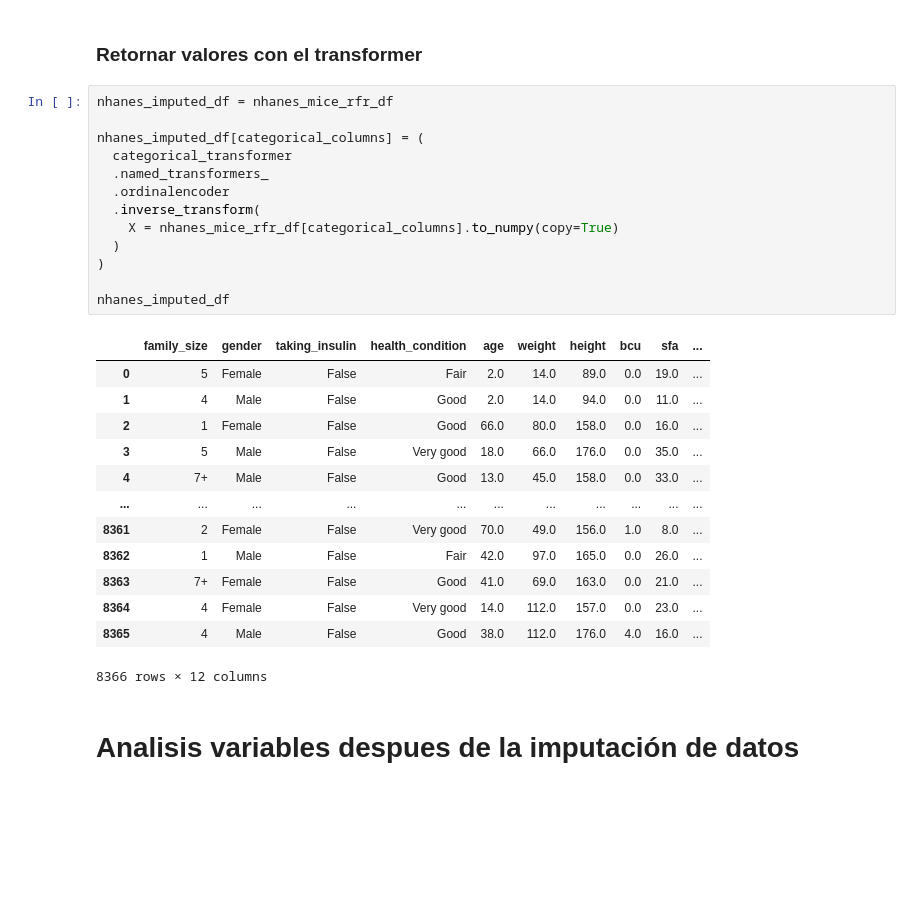
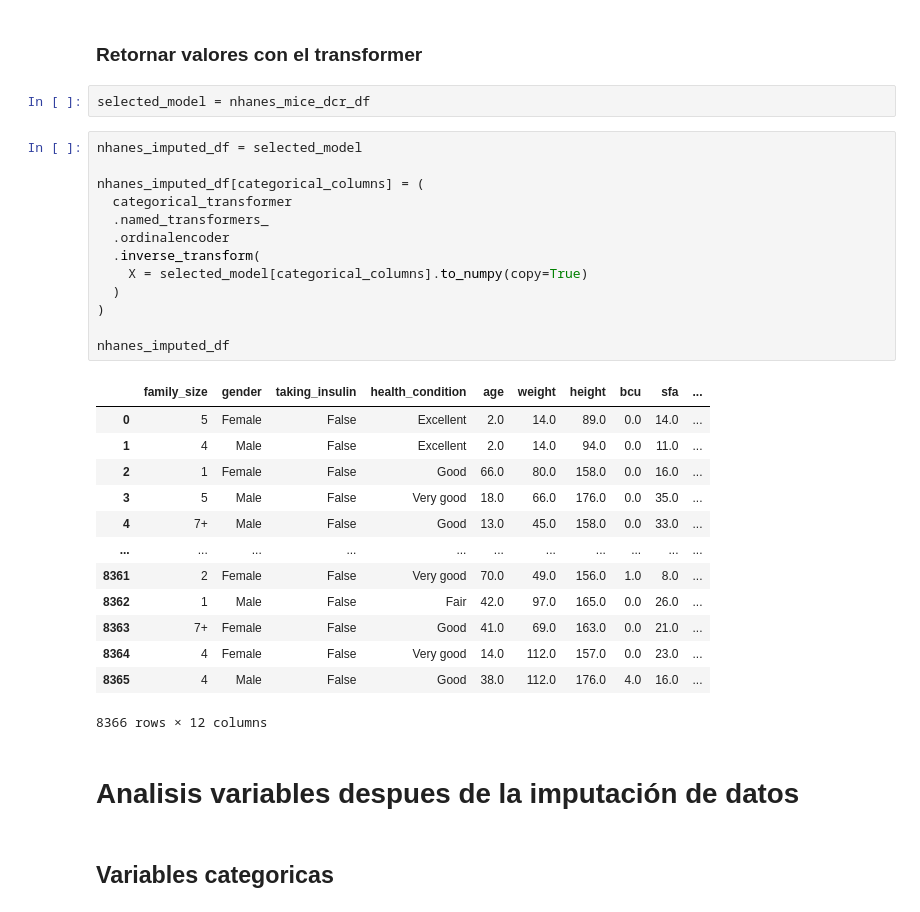
Before and after one commit to DavidBetancurRamirez/IngenieriaDatos, a Jupyter notebook: src/parcial/parcial_grupo1.ipynb, the cells around one changed output. Cells and saved outputs as stored; diff of their text form; blank space fills up the shorter version.

```diff
--- a/src/parcial/parcial_grupo1.ipynb
+++ b/src/parcial/parcial_grupo1.ipynb
@@ -1367,22 +1367,24 @@ shadow_imputation_plot(nhanes_mice_mlp_df)
 # %% [markdown]
 ### Retornar valores con el transformer
+# %%
+selected_model = nhanes_mice_dcr_df
 # %%
-nhanes_imputed_df = nhanes_mice_rfr_df
+nhanes_imputed_df = selected_model
 
 nhanes_imputed_df[categorical_columns] = (
   categorical_transformer
   .named_transformers_
   .ordinalencoder
   .inverse_transform(
-    X = nhanes_mice_rfr_df[categorical_columns].to_numpy(copy=True)
+    X = selected_model[categorical_columns].to_numpy(copy=True)
   )
 )
 
 nhanes_imputed_df
 # %% [output]
 |  | family_size | gender | taking_insulin | health_condition | age | weight | height | bcu | sfa | ... |
-| 0 | 5 | Female | False | Fair | 2.0 | 14.0 | 89.0 | 0.0 | 19.0 | ... |
-| 1 | 4 | Male | False | Good | 2.0 | 14.0 | 94.0 | 0.0 | 11.0 | ... |
+| 0 | 5 | Female | False | Excellent | 2.0 | 14.0 | 89.0 | 0.0 | 14.0 | ... |
+| 1 | 4 | Male | False | Excellent | 2.0 | 14.0 | 94.0 | 0.0 | 11.0 | ... |
 | 2 | 1 | Female | False | Good | 66.0 | 80.0 | 158.0 | 0.0 | 16.0 | ... |
 | 3 | 5 | Male | False | Very good | 18.0 | 66.0 | 176.0 | 0.0 | 35.0 | ... |
 | 4 | 7+ | Male | False | Good | 13.0 | 45.0 | 158.0 | 0.0 | 33.0 | ... |
@@ -1395,6 +1397,8 @@ nhanes_imputed_df
 8366 rows × 12 columns
 # %% [markdown]
 # Analisis variables despues de la imputación de datos
+# %% [markdown]
+## Variables categoricas
 # %%
 print("Resumen de variables categóricas antes de la imputación:")
 display(nhanes_grupo1_df.describe(include=['object', 'str']).transpose())
```
Also changed, not shown: parts of 9 cells of this notebook, 1 other file.
